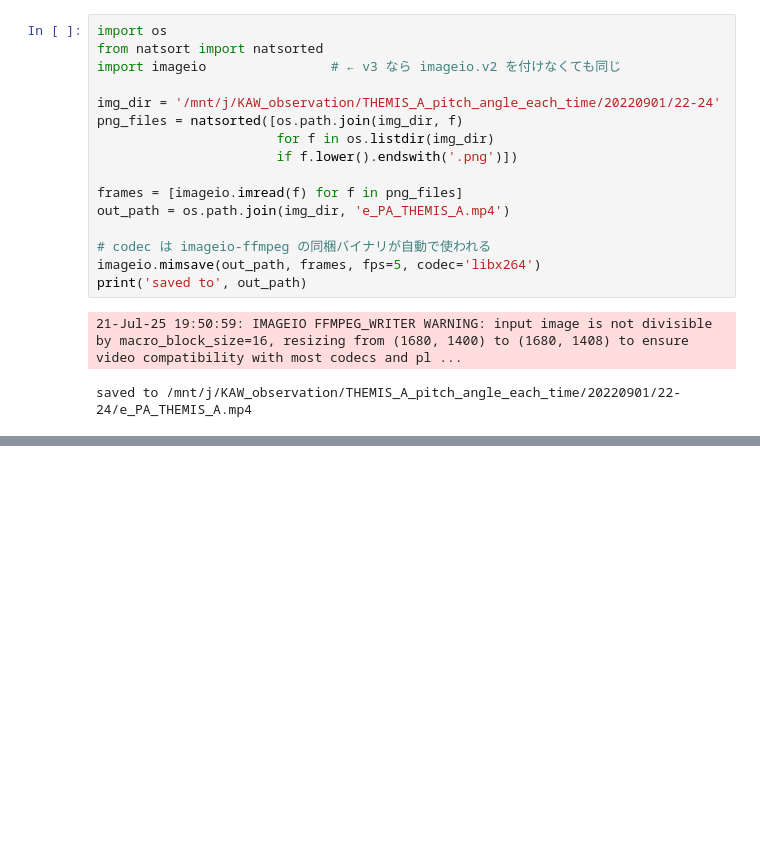
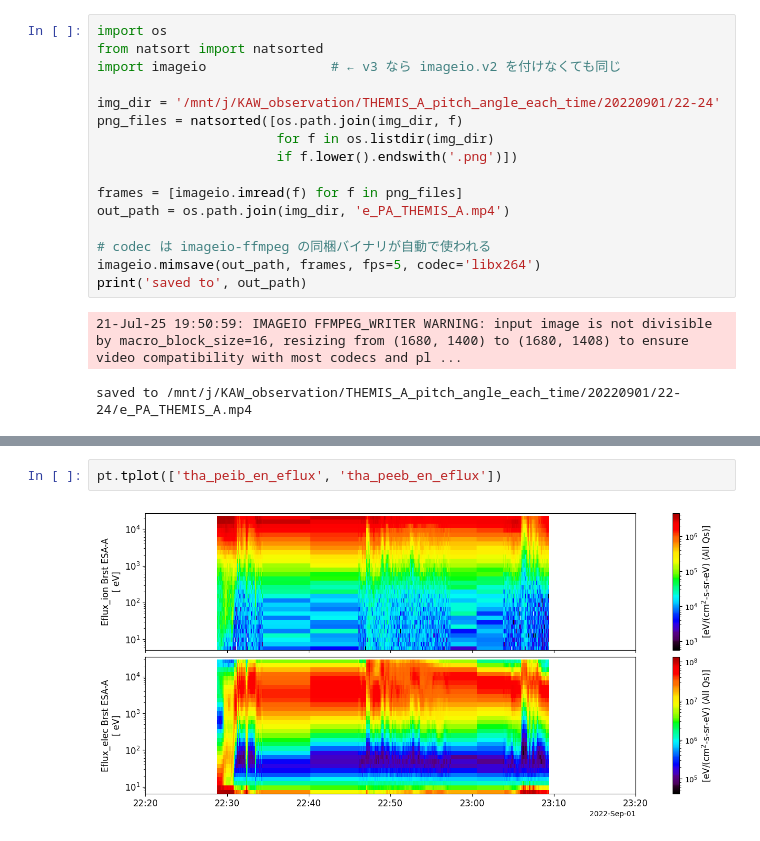
Before and after one commit to santanka/observation_workspace, a Jupyter notebook: KAW_observation/THEMIS_e_pitchangle.ipynb, the cells around one changed output, grey strips where cells are left out. Cells and saved outputs as stored; diff of their text form; blank space fills up the shorter version.

```diff
--- a/KAW_observation/THEMIS_e_pitchangle.ipynb
+++ b/KAW_observation/THEMIS_e_pitchangle.ipynb
@@ -161,0 +229,4 @@ saved to /mnt/j/KAW_observation/THEMIS_A_pitch_angle_each_time/20220901/22-24/e_
+# %%
+pt.tplot(['tha_peib_en_eflux', 'tha_peeb_en_eflux'])
+# %% [output]
+[figure, added]
```
Also changed, not shown: parts of 5 cells of this notebook, 5 other files.
